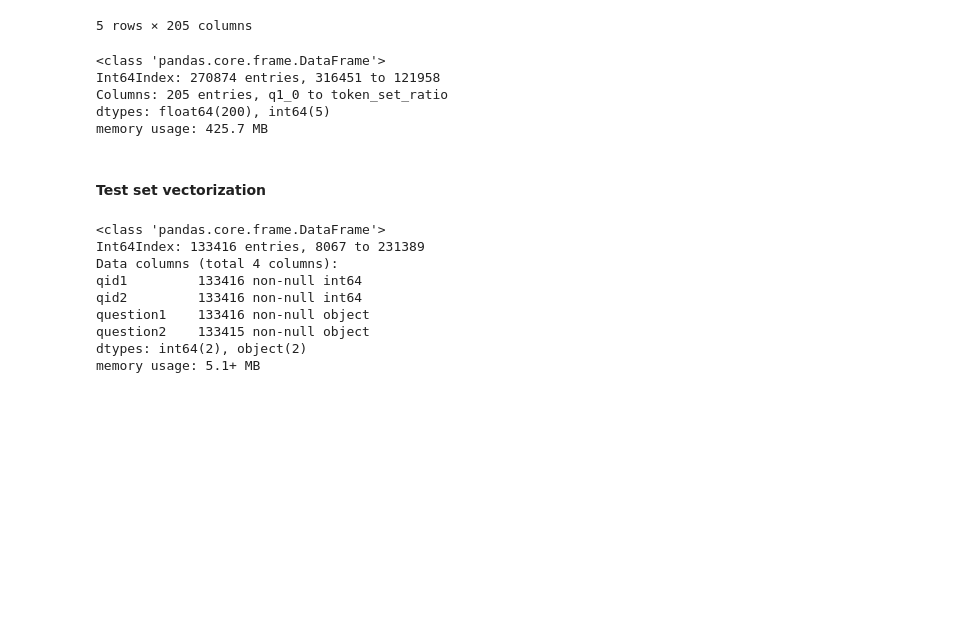
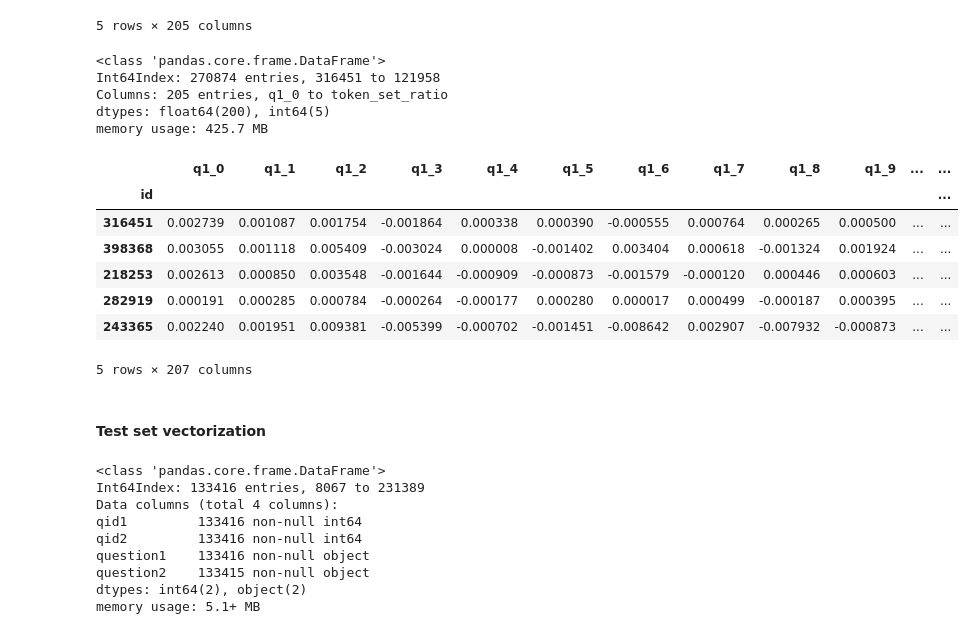
Before and after one commit to sirisurab/dupquest, a Jupyter notebook: src/EDA.ipynb, the cells around one changed output. Saved outputs shown, nothing was run; the diff lists cells and outputs as text; code cells hidden in the pictures; blank space fills up the shorter version.

```diff
--- a/src/EDA.ipynb
+++ b/src/EDA.ipynb
@@ -233,0 +116,19 @@ X2 = X_svd[len(X_train):, :]
+# %%
+import os
+os.remove('/tmp/cc.en.300.bin.gz')
+from gensim.models import FastText
+model = FastText.load_fasttext_format('/tmp/cc.en.300.bin')
+# %%
+def get_ft_vectors(model, process):
+    for tokens in get_tokens(process):
+        vectors = []
+        for token in tokens:
+            try:
+                vector = model.wv[token]
+            except:
+                continue
+            vectors.append(vector)
+        yield vectors
+# %%
+X_ft = np.array([vectors for vectors in get_ft_vectors(model,'train')])
+X_ft.shape
@@ -233,0 +137,4 @@ X2 = X_svd[len(X_train):, :]
+# %%
+# split back into two
+X1_ft = X_ft[:len(X_train)]
+X2_ft = X_ft[len(X_train):]
@@ -338,6 +263,18 @@ Int64Index: 270874 entries, 316451 to 121958
 Columns: 205 entries, q1_0 to token_set_ratio
 dtypes: float64(200), int64(5)
 memory usage: 425.7 MB
+# %%
+X_train = pd.concat([X_train, pd.Series(X1_ft, name='q1_ft',index=X_train.index), pd.Series(X2_ft, name='q2_ft',index=X_train.index)], axis=1)
+X_train.head()
+# %% [output]
+|  | q1_0 | q1_1 | q1_2 | q1_3 | q1_4 | q1_5 | q1_6 | q1_7 | q1_8 | q1_9 | ... | ... |
+| id |  |  |  |  |  |  |  |  |  |  |  | ... |
+| 316451 | 0.002739 | 0.001087 | 0.001754 | -0.001864 | 0.000338 | 0.000390 | -0.000555 | 0.000764 | 0.000265 | 0.000500 | ... | ... |
+| 398368 | 0.003055 | 0.001118 | 0.005409 | -0.003024 | 0.000008 | -0.001402 | 0.003404 | 0.000618 | -0.001324 | 0.001924 | ... | ... |
+| 218253 | 0.002613 | 0.000850 | 0.003548 | -0.001644 | -0.000909 | -0.000873 | -0.001579 | -0.000120 | 0.000446 | 0.000603 | ... | ... |
+| 282919 | 0.000191 | 0.000285 | 0.000784 | -0.000264 | -0.000177 | 0.000280 | 0.000017 | 0.000499 | -0.000187 | 0.000395 | ... | ... |
+| 243365 | 0.002240 | 0.001951 | 0.009381 | -0.005399 | -0.000702 | -0.001451 | -0.008642 | 0.002907 | -0.007932 | -0.000873 | ... | ... |
+5 rows × 207 columns
 # %% [markdown]
 #### Test set vectorization
 # %%
```
Also changed, not shown: parts of 30 cells of this notebook, 1 other file.
